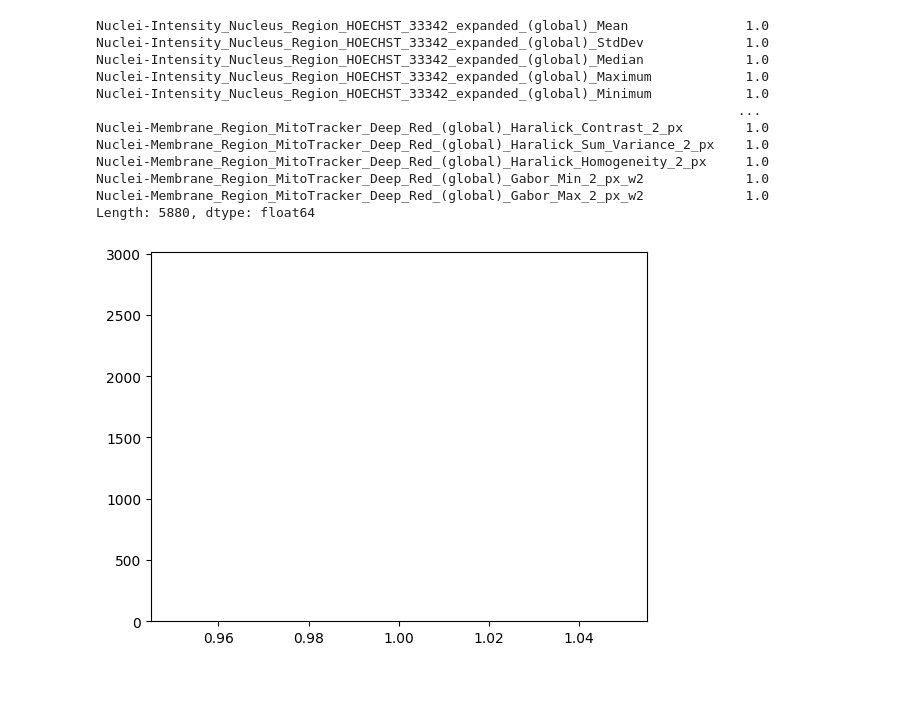
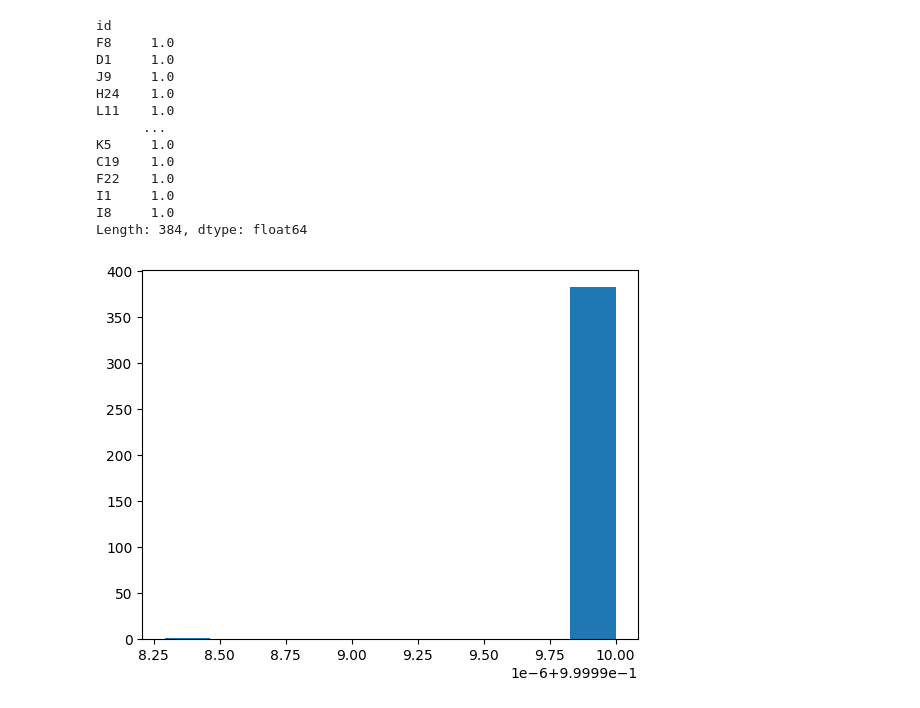
Before and after one commit to LokeyLab/HistDiff_standalone, a Jupyter notebook: validation/validation.ipynb, the cells around one changed output. Saved outputs shown, nothing was run; the diff lists cells and outputs as text; code cells hidden in the pictures.

Commit message:
debugged and corrected results (OFFICIALLY WORKING)

```diff
--- a/validation/validation.ipynb
+++ b/validation/validation.ipynb
@@ -2,14 +2,16 @@
 import pandas as pd, numpy as np
 from matplotlib import pyplot as plt
 
-og = "/home/derfelt/git_repos/HistDiff_standalone/temp_store/hd2.csv.csv"
+og = "/home/derfelt/git_repos/HistDiff_standalone/temp_store/official_run.csv"
+# og = "/home/derfelt/git_repos/HistDiff_standalone/temp_store/hd2.csv.csv"
 # og = "/home/derfelt/git_repos/HistDiff_standalone/temp_store/TargetMol_10uM1PMA_10_HD.csv"
 # new = "/home/derfelt/git_repos/HistDiff_standalone/temp_store/test.csv"
-new = "/home/derfelt/git_repos/HistDiff_standalone/temp_store/test.csv"
+# new = "/home/derfelt/git_repos/HistDiff_standalone/temp_store/test.csv"
 # new = "/home/derfelt/git_repos/HistDiff_standalone/temp_store/TargetMol_10uM1PMA_10_HD.csv"
+new = "/home/derfelt/git_repos/HistDiff_standalone/temp_store/official_run_RUST_IMPL.csv"
 
 og = pd.read_csv(og, index_col=0)
 new = pd.read_csv(new, index_col=0)
-og = og.loc[new.index, :]
+og = og.loc[new.index, new.columns]
 display(og, new)
 # %% [output]
@@ -42,5 +46,5 @@ display(og, new)
 # %%
-corr_mat = new.corrwith(og, axis=0)
+corr_mat = new.T.corrwith(og.T, axis=0)
 
 # display(corr_mat.head(10))
 print(f"mean: {np.mean(corr_mat)}")
@@ -55,16 +59,17 @@ median: 1.0
-Nuclei-Intensity_Nucleus_Region_HOECHST_33342_expanded_(global)_Mean               1.0
-Nuclei-Intensity_Nucleus_Region_HOECHST_33342_expanded_(global)_StdDev             1.0
-Nuclei-Intensity_Nucleus_Region_HOECHST_33342_expanded_(global)_Median             1.0
-Nuclei-Intensity_Nucleus_Region_HOECHST_33342_expanded_(global)_Maximum            1.0
-Nuclei-Intensity_Nucleus_Region_HOECHST_33342_expanded_(global)_Minimum            1.0
-                                                                                  ...
-Nuclei-Membrane_Region_MitoTracker_Deep_Red_(global)_Haralick_Contrast_2_px        1.0
-Nuclei-Membrane_Region_MitoTracker_Deep_Red_(global)_Haralick_Sum_Variance_2_px    1.0
-Nuclei-Membrane_Region_MitoTracker_Deep_Red_(global)_Haralick_Homogeneity_2_px     1.0
-Nuclei-Membrane_Region_MitoTracker_Deep_Red_(global)_Gabor_Min_2_px_w2             1.0
-Nuclei-Membrane_Region_MitoTracker_Deep_Red_(global)_Gabor_Max_2_px_w2             1.0
-Length: 5880, dtype: float64
+id
+F8     1.0
+D1     1.0
+J9     1.0
+H24    1.0
+L11    1.0
+      ...
+K5     1.0
+C19    1.0
+F22    1.0
+I1     1.0
+I8     1.0
+Length: 384, dtype: float64
-[figure, old version]
+[figure, new version]
 # %%
 run_contents = "/home/derfelt/git_repos/HistDiff_standalone/temp_store/run_contents/runcontents_test.json"
 run_contents = pd.read_json(run_contents)
```
Also changed, not shown: parts of 2 cells of this notebook, 6 other files.
